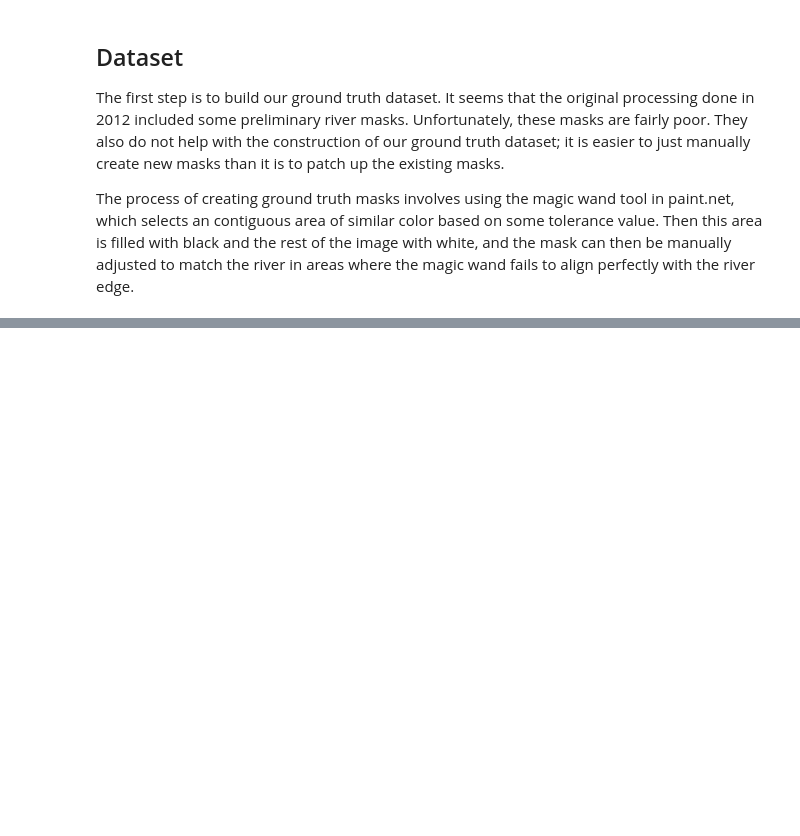
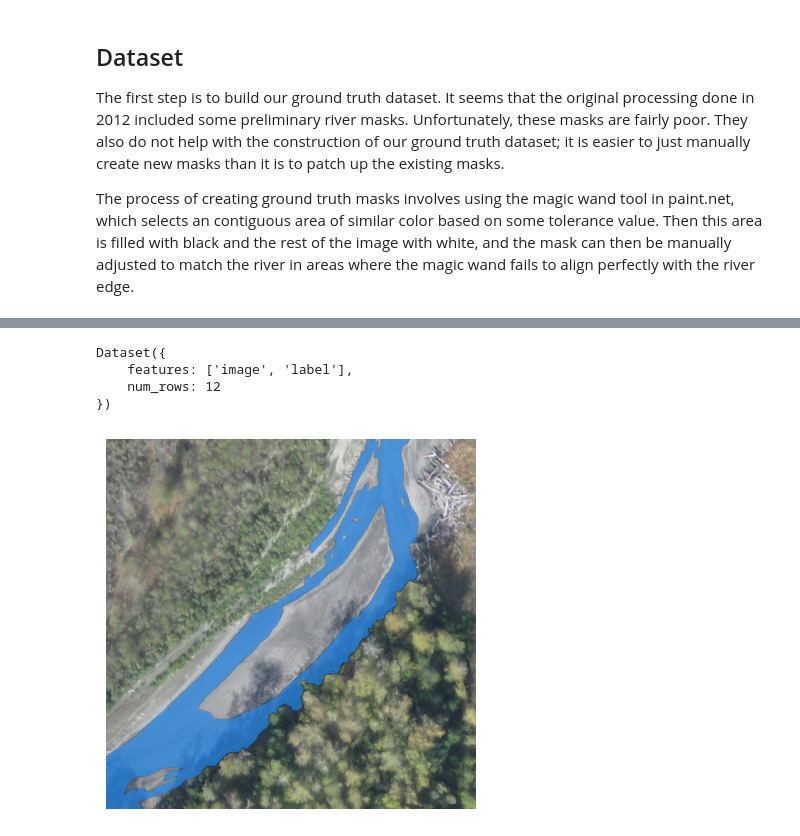
Before and after one commit to StefanTodoran/elwha-segmentation, a Jupyter notebook: book/chapters/masking.ipynb, the cells around one changed output, grey strips where cells are left out. Cells and saved outputs as stored; diff of their text form; code cells hidden in the pictures; blank space fills up the shorter version.

```diff
--- a/book/chapters/masking.ipynb
+++ b/book/chapters/masking.ipynb
@@ -450,9 +24,0 @@ masks, scores, logits = predictor.predict(
-# %%
-for i, (mask, score) in enumerate(zip(masks, scores)):
-  plt.figure(figsize=(10,10))
-  plt.imshow(image)
-  show_mask(mask, plt.gca())
-  show_points(input_points, input_labels, plt.gca())
-  plt.title(f"Mask {i+1}, Score: {score:.3f}", fontsize=18)
-  plt.axis("off")
-  plt.show()
@@ -741,0 +25,43 @@ train_dataloader = DataLoader(train_dataset, batch_size=2, shuffle=True)
+# %%
+from datasets import load_dataset, Dataset
+
+# TODO: not sure if this is actually Dataset type, load_dataset can return one of many types
+dataset: Dataset = load_dataset("stodoran/elwha-segmentation-tiny", split="validation") # type: ignore
+print(dataset)
+# %% [output]
+Dataset({
+    features: ['image', 'label'],
+    num_rows: 12
+})
+# %%
+import numpy as np
+import matplotlib.pyplot as plt
+
+def overlayMask(mask, ax, random_color=False):
+    if random_color:
+        color = np.concatenate([np.random.random(3), np.array([0.6])], axis=0)
+    else:
+        color = np.array([30/255, 144/255, 255/255, 0.6])
+    h, w = mask.shape[-2:]
+    mask_image = mask.reshape(h, w, 1) * color.reshape(1, 1, -1)
+    ax.imshow(mask_image)
+
+def showControlPoints(coords, labels, ax, marker_size=375):
+    if len(coords) == 0 or len(labels) == 0: return
+    pos_points = coords[labels==1]
+    neg_points = coords[labels==0]
+    ax.scatter(pos_points[:, 0], pos_points[:, 1], color="green", marker="P", s=marker_size, edgecolor="white", linewidth=1.25)
+    ax.scatter(neg_points[:, 0], neg_points[:, 1], color="red", marker="X", s=marker_size, edgecolor="white", linewidth=1.25)
+
+def previewDatapoint(datapoint, points = None):
+    fig, axes = plt.subplots()
+
+    axes.imshow(datapoint["image"])
+    overlayMask(np.array(datapoint["label"]), axes)
+    if points: showControlPoints(*points, axes) # type: ignore
+
+    axes.axis("off")
+# %%
+previewDatapoint(dataset[0])
+# %% [output]
+[figure, added]
```
Also changed, not shown: parts of 51 cells of this notebook, 4 other files.
